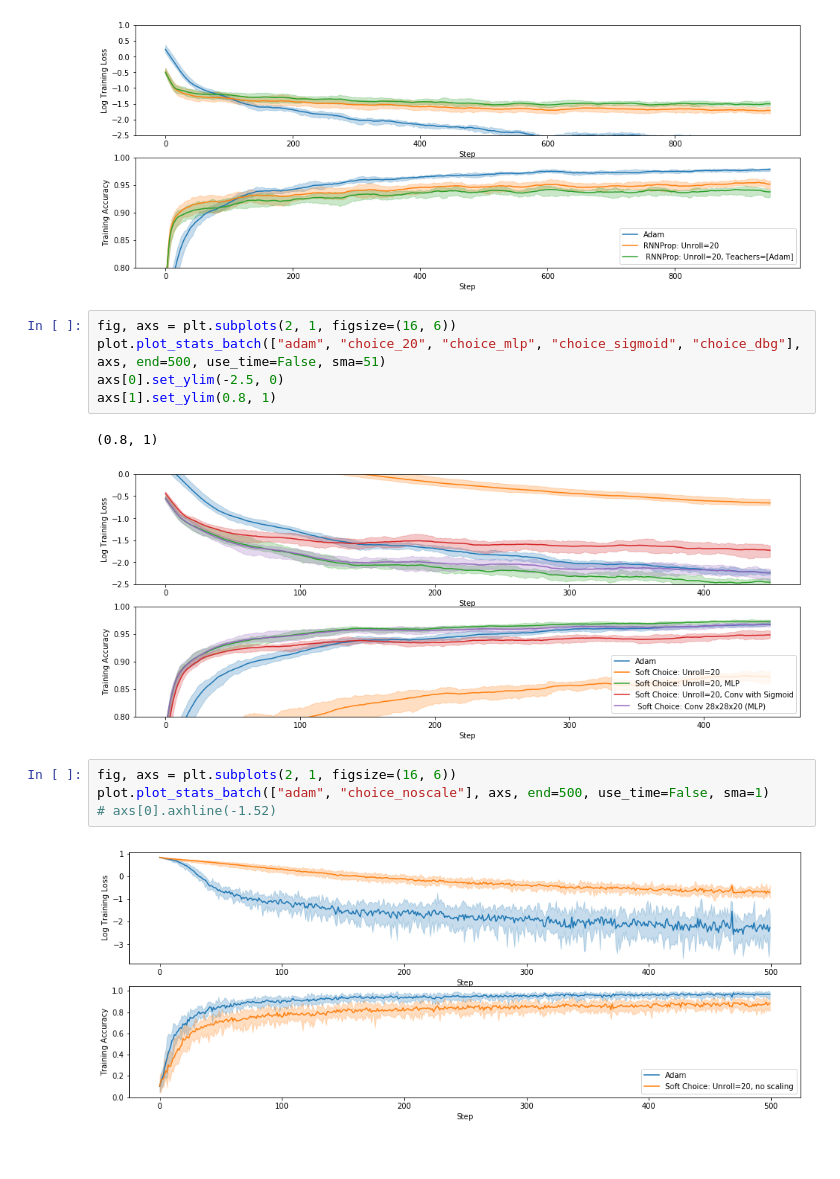
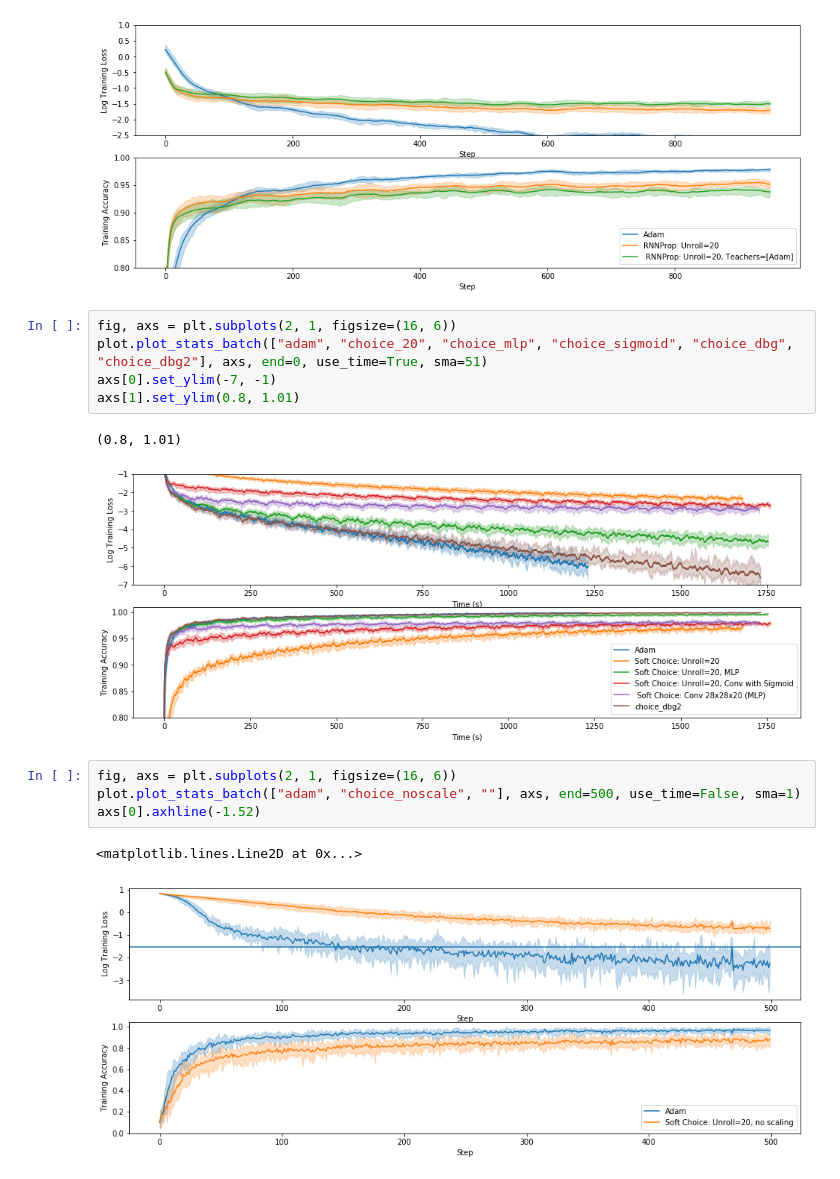
Before and after one commit to thetianshuhuang/l2o, a Jupyter notebook: eval_analysis.ipynb, the cells around one changed output. Drawn from its saved outputs; the diff is of its cells as text.

```diff
--- a/eval_analysis.ipynb
+++ b/eval_analysis.ipynb
@@ -70,15 +78,16 @@ axs[1].set_ylim(0.8, 1)
 [figure]
 # %%
 fig, axs = plt.subplots(2, 1, figsize=(16, 6))
-plot.plot_stats_batch(["adam", "choice_20", "choice_mlp", "choice_sigmoid", "choice_dbg"], axs, end=500, use_time=False, sma=51)
-axs[0].set_ylim(-2.5, 0)
-axs[1].set_ylim(0.8, 1)
+plot.plot_stats_batch(["adam", "choice_20", "choice_mlp", "choice_sigmoid", "choice_dbg", "choice_dbg2"], axs, end=0, use_time=True, sma=51)
+axs[0].set_ylim(-7, -1)
+axs[1].set_ylim(0.8, 1.01)
 # %% [output]
-(0.8, 1)
+(0.8, 1.01)
-[figure, old version]
+[figure, new version]
 # %%
 fig, axs = plt.subplots(2, 1, figsize=(16, 6))
-plot.plot_stats_batch(["adam", "choice_noscale"], axs, end=500, use_time=False, sma=1)
-# axs[0].axhline(-1.52)
+plot.plot_stats_batch(["adam", "choice_noscale", ""], axs, end=500, use_time=False, sma=1)
+axs[0].axhline(-1.52)
 # %% [output]
+<matplotlib.lines.Line2D at 0x...>
-[figure, old version]
+[figure, new version]
```
Also changed, not shown: parts of 1 cell of this notebook, 5 other files.
